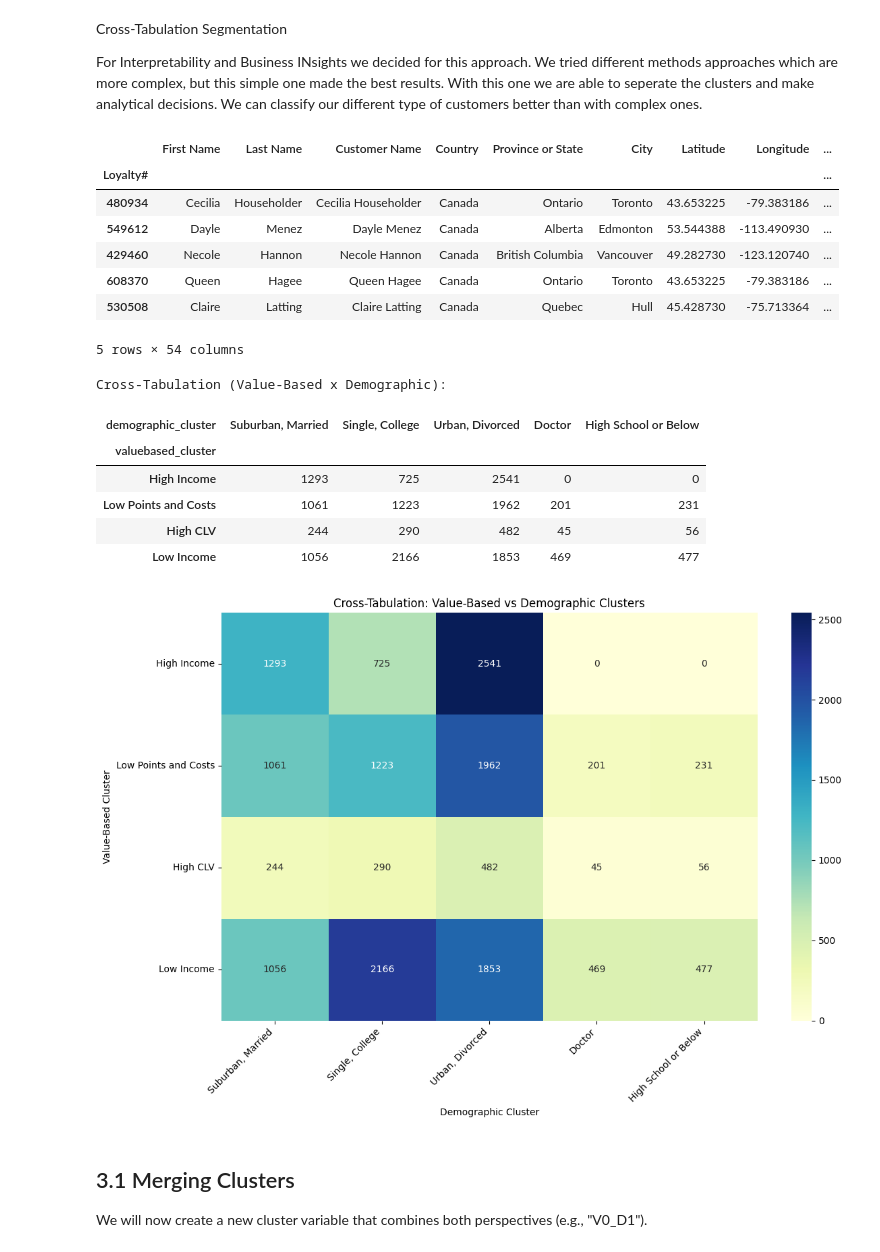
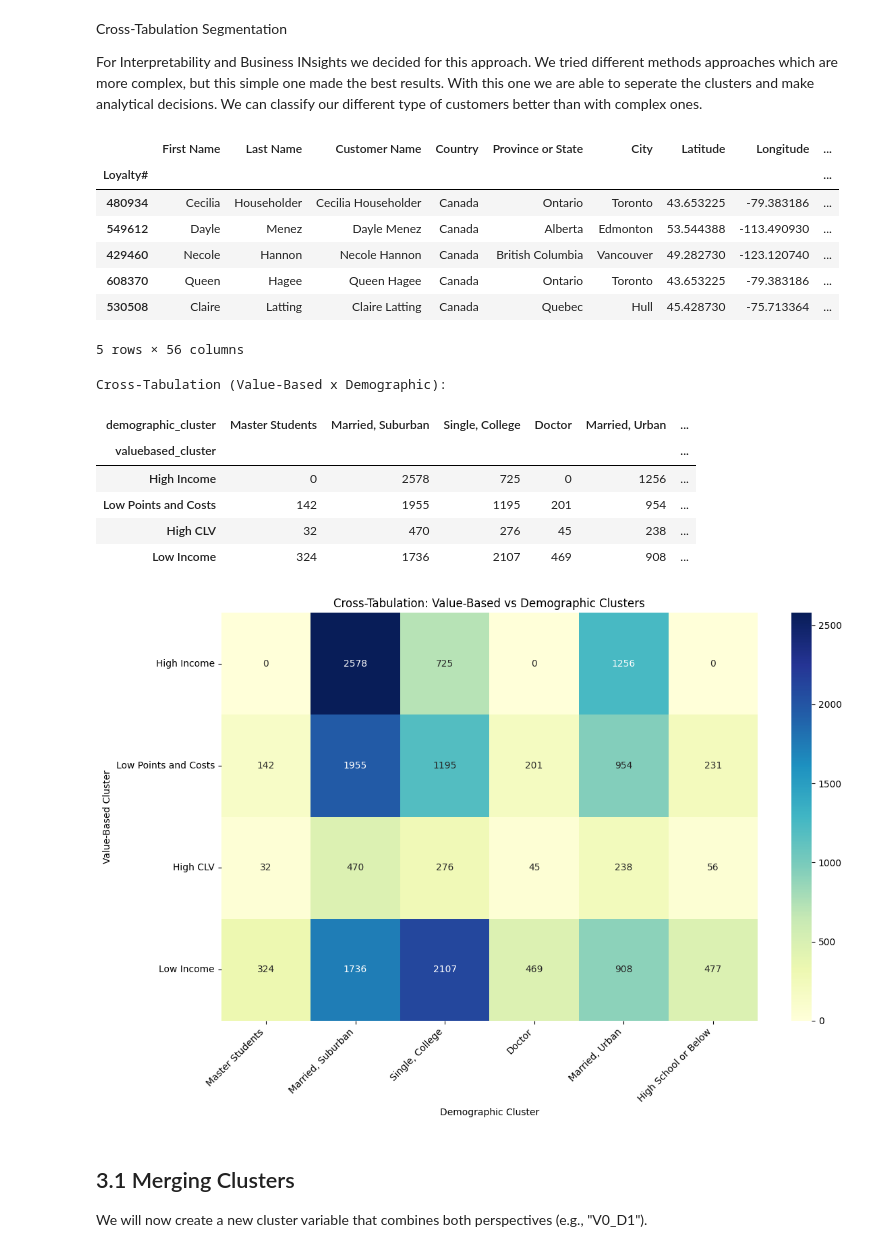
Before and after one commit to Mehmet1700/DataMining2025, a Jupyter notebook: submission2/01_Clustering.ipynb, the cells around one changed output. Drawn from its saved outputs; the diff is of its cells as text; code cells hidden in the pictures.

```diff
--- a/submission2/01_Clustering.ipynb
+++ b/submission2/01_Clustering.ipynb
@@ -850,6 +1057,6 @@ Based on the evaluation metrics and visualizations, we decided to proceed with K
 # %%
 # 1. Perform final clustering
-k_best_demo = 5
+k_best_demo = 6
 
 kmeans_demo = KMeans(n_clusters=k_best_demo, init='k-means++', n_init=20, random_state=42)
 
@@ -1025,7 +1237,7 @@ customers.head()
 | 429460 | Necole | Hannon | Necole Hannon | Canada | British Columbia | Vancouver | 49.282730 | -123.120740 | ... |
 | 608370 | Queen | Hagee | Queen Hagee | Canada | Ontario | Toronto | 43.653225 | -79.383186 | ... |
 | 530508 | Claire | Latting | Claire Latting | Canada | Quebec | Hull | 45.428730 | -75.713364 | ... |
-5 rows × 54 columns
+5 rows × 56 columns
 # %%
 # Define mappings for cluster names from previous visuals
 value_cluster_names = {
@@ -1034,44 +1246,45 @@ value_cluster_names = {
     2: 'High CLV',
     3: 'Low Income'
 }
 
 demo_cluster_names = {
-    0: 'Suburban, Married',
-    1: 'Single, College' ,
-    2: 'Urban, Divorced',
+    0: 'Master Students',
+    1: 'Married, Suburban',
+    2: 'Single, College',
     3: 'Doctor',
-    4: 'High School or Below'
+    4: 'Married, Urban',
+    5: 'High School or Below'
 }
 
 
 # Create Cross-Tabulation
 cross_tab = pd.crosstab(customers['valuebased_cluster'], customers['demographic_cluster'])
 
 # Rename index and columns
 cross_tab.rename(index=value_cluster_names, columns=demo_cluster_names, inplace=True)
 
 print("Cross-Tabulation (Value-Based x Demographic):")
 display(cross_tab)
 
 # Heatmap Visualization of Cross-Tabulation
 plt.figure(figsize=(12, 8))
 sns.heatmap(cross_tab, annot=True, fmt='d', cmap='YlGnBu')
 plt.title('Cross-Tabulation: Value-Based vs Demographic Clusters')
 plt.xlabel('Demographic Cluster')
 plt.ylabel('Value-Based Cluster')
 plt.xticks(rotation=45, ha='right')
 plt.yticks(rotation=0)
 plt.tight_layout()
 plt.show()
 # %% [output]
 Cross-Tabulation (Value-Based x Demographic):
-| demographic_cluster | Suburban, Married | Single, College | Urban, Divorced | Doctor | High School or Below |
-| valuebased_cluster |  |  |  |  |  |
-| High Income | 1293 | 725 | 2541 | 0 | 0 |
-| Low Points and Costs | 1061 | 1223 | 1962 | 201 | 231 |
-| High CLV | 244 | 290 | 482 | 45 | 56 |
-| Low Income | 1056 | 2166 | 1853 | 469 | 477 |
+| demographic_cluster | Master Students | Married, Suburban | Single, College | Doctor | Married, Urban | ... |
+| valuebased_cluster |  |  |  |  |  | ... |
+| High Income | 0 | 2578 | 725 | 0 | 1256 | ... |
+| Low Points and Costs | 142 | 1955 | 1195 | 201 | 954 | ... |
+| High CLV | 32 | 470 | 276 | 45 | 238 | ... |
+| Low Income | 324 | 1736 | 2107 | 469 | 908 | ... |
-[figure, old version]
+[figure, new version]
 # %% [markdown]
 ## 3.1 Merging Clusters
 We will now create a new cluster variable that combines both perspectives (e.g., "V0_D1").
```
Also changed, not shown: parts of 19 cells of this notebook, 1 other file.
